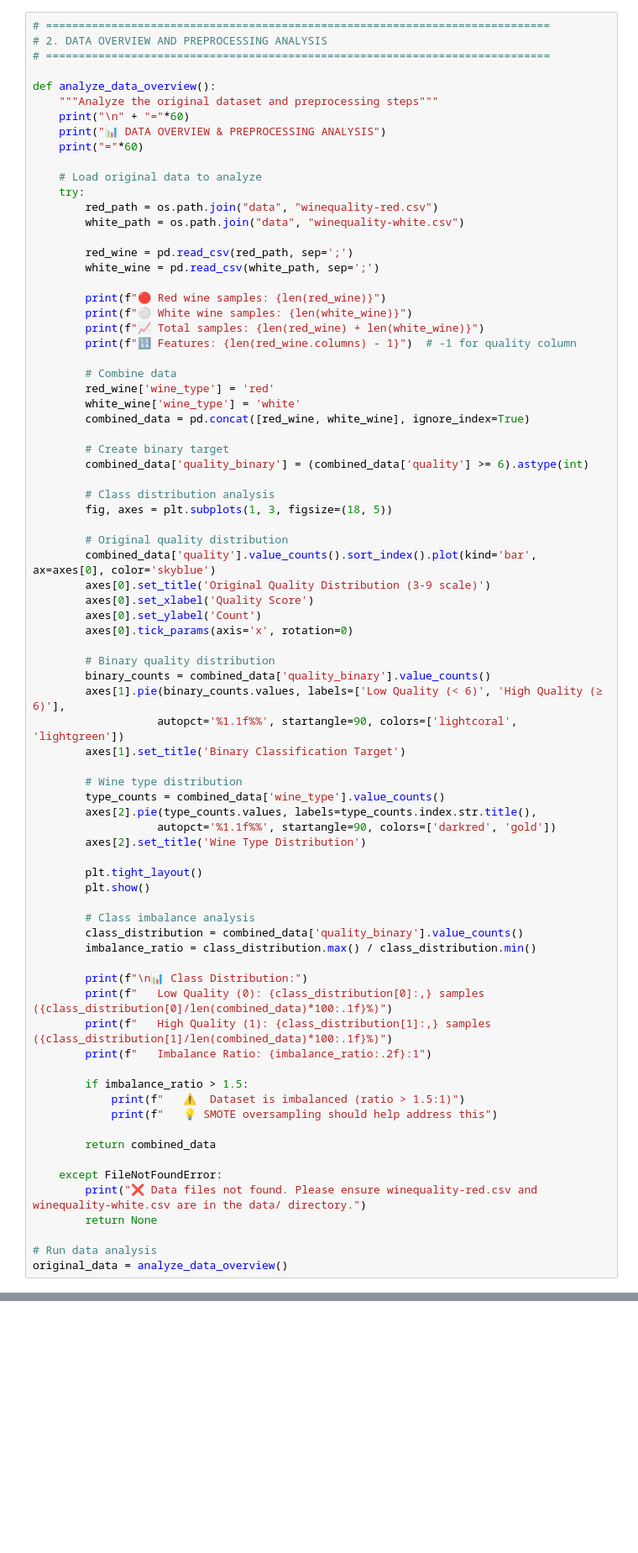
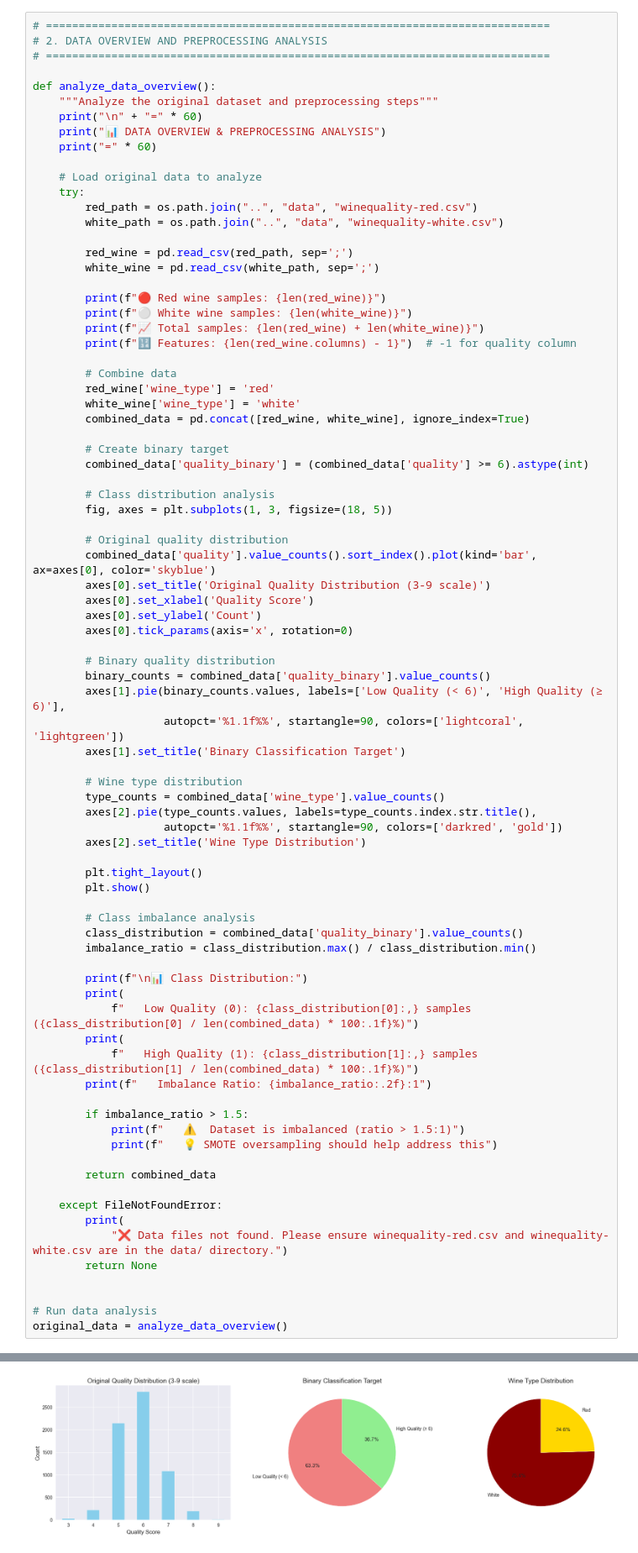
Before and after one commit to alessandro-macchi/ml_project, a Jupyter notebook: notebooks/analysis.ipynb, the cells around one changed output, grey strips where cells are left out. Shown at 84% size. Drawn from its saved outputs; the diff is of its cells as text; blank space fills up the shorter version.

```diff
--- a/notebooks/analysis.ipynb
+++ b/notebooks/analysis.ipynb
@@ -97,14 +92,14 @@ else:
 
 def analyze_data_overview():
     """Analyze the original dataset and preprocessing steps"""
-    print("\n" + "="*60)
+    print("\n" + "=" * 60)
     print("📊 DATA OVERVIEW & PREPROCESSING ANALYSIS")
-    print("="*60)
+    print("=" * 60)
 
     # Load original data to analyze
     try:
-        red_path = os.path.join("data", "winequality-red.csv")
-        white_path = os.path.join("data", "winequality-white.csv")
+        red_path = os.path.join("..", "data", "winequality-red.csv")
+        white_path = os.path.join("..", "data", "winequality-white.csv")
 
         red_wine = pd.read_csv(red_path, sep=';')
         white_wine = pd.read_csv(white_path, sep=';')
@@ -135,13 +130,13 @@ def analyze_data_overview():
         # Binary quality distribution
         binary_counts = combined_data['quality_binary'].value_counts()
         axes[1].pie(binary_counts.values, labels=['Low Quality (< 6)', 'High Quality (≥ 6)'],
-                   autopct='%1.1f%%', startangle=90, colors=['lightcoral', 'lightgreen'])
+                    autopct='%1.1f%%', startangle=90, colors=['lightcoral', 'lightgreen'])
         axes[1].set_title('Binary Classification Target')
 
         # Wine type distribution
         type_counts = combined_data['wine_type'].value_counts()
         axes[2].pie(type_counts.values, labels=type_counts.index.str.title(),
-                   autopct='%1.1f%%', startangle=90, colors=['darkred', 'gold'])
+                    autopct='%1.1f%%', startangle=90, colors=['darkred', 'gold'])
         axes[2].set_title('Wine Type Distribution')
 
         plt.tight_layout()
@@ -152,8 +147,10 @@ def analyze_data_overview():
         imbalance_ratio = class_distribution.max() / class_distribution.min()
 
         print(f"\n📊 Class Distribution:")
-        print(f"   Low Quality (0): {class_distribution[0]:,} samples ({class_distribution[0]/len(combined_data)*100:.1f}%)")
-        print(f"   High Quality (1): {class_distribution[1]:,} samples ({class_distribution[1]/len(combined_data)*100:.1f}%)")
+        print(
+            f"   Low Quality (0): {class_distribution[0]:,} samples ({class_distribution[0] / len(combined_data) * 100:.1f}%)")
+        print(
+            f"   High Quality (1): {class_distribution[1]:,} samples ({class_distribution[1] / len(combined_data) * 100:.1f}%)")
         print(f"   Imbalance Ratio: {imbalance_ratio:.2f}:1")
 
         if imbalance_ratio > 1.5:
@@ -163,8 +160,10 @@ def analyze_data_overview():
         return combined_data
 
     except FileNotFoundError:
-        print("❌ Data files not found. Please ensure winequality-red.csv and winequality-white.csv are in the data/ directory.")
+        print(
+            "❌ Data files not found. Please ensure winequality-red.csv and winequality-white.csv are in the data/ directory.")
         return None
+
 
 # Run data analysis
 original_data = analyze_data_overview()
@@ -175,0 +178 @@ original_data = analyze_data_overview()
+[figure, added]
```
Also changed, not shown: parts of 11 cells of this notebook.
